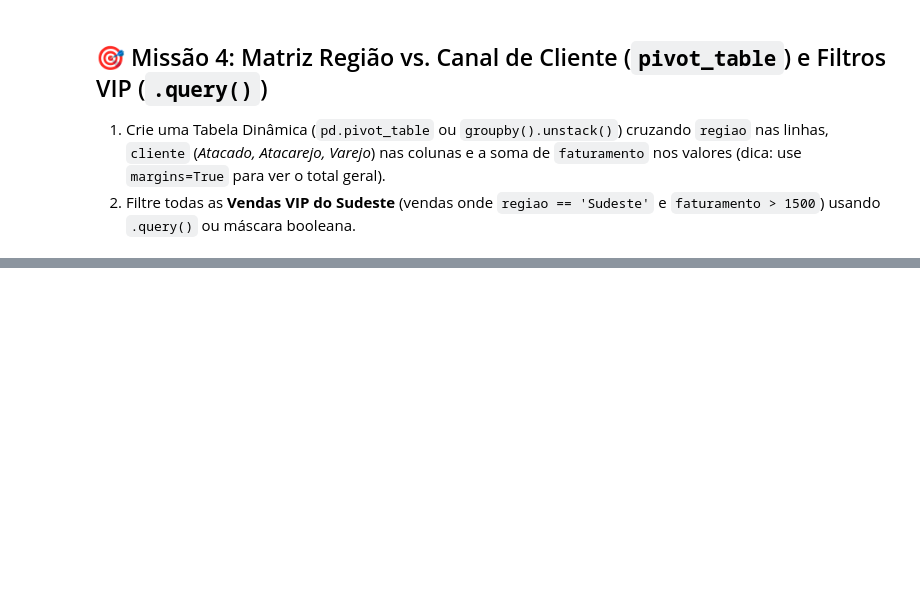
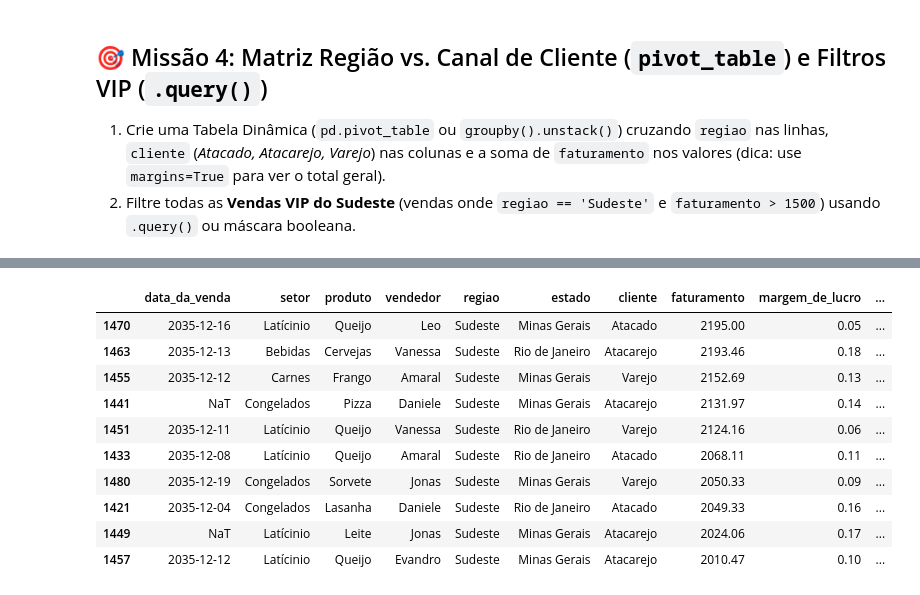
Before and after one commit to pedrolmf33/Semana_3_Capacitacao_Ciencia_de_Dados, a Jupyter notebook: Exercicios/Aula_04_Exercicios_Analise_Exploratoria_Negocio.ipynb, the cells around one changed output, grey strips where cells are left out. Saved outputs shown, nothing was run; the diff lists cells and outputs as text; code cells hidden in the pictures; blank space fills up the shorter version.

```diff
--- a/Exercicios/Aula_04_Exercicios_Analise_Exploratoria_Negocio.ipynb
+++ b/Exercicios/Aula_04_Exercicios_Analise_Exploratoria_Negocio.ipynb
@@ -91,0 +220,15 @@ Ordene do maior para o menor **Lucro Total** (`sort_values`).
+# %%
+vendas_vip = df.query("regiao == 'Sudeste' and faturamento > 1500").sort_values(by='faturamento', ascending=False)
+vendas_vip.head(10)
+# %% [output]
+|  | data_da_venda | setor | produto | vendedor | regiao | estado | cliente | faturamento | margem_de_lucro | ... |
+| 1470 | 2035-12-16 | Latícinio | Queijo | Leo | Sudeste | Minas Gerais | Atacado | 2195.00 | 0.05 | ... |
+| 1463 | 2035-12-13 | Bebidas | Cervejas | Vanessa | Sudeste | Rio de Janeiro | Atacarejo | 2193.46 | 0.18 | ... |
+| 1455 | 2035-12-12 | Carnes | Frango | Amaral | Sudeste | Minas Gerais | Varejo | 2152.69 | 0.13 | ... |
+| 1441 | NaT | Congelados | Pizza | Daniele | Sudeste | Minas Gerais | Atacarejo | 2131.97 | 0.14 | ... |
+| 1451 | 2035-12-11 | Latícinio | Queijo | Vanessa | Sudeste | Rio de Janeiro | Varejo | 2124.16 | 0.06 | ... |
+| 1433 | 2035-12-08 | Latícinio | Queijo | Amaral | Sudeste | Rio de Janeiro | Atacado | 2068.11 | 0.11 | ... |
+| 1480 | 2035-12-19 | Congelados | Sorvete | Jonas | Sudeste | Minas Gerais | Varejo | 2050.33 | 0.09 | ... |
+| 1421 | 2035-12-04 | Congelados | Lasanha | Daniele | Sudeste | Rio de Janeiro | Atacado | 2049.33 | 0.16 | ... |
+| 1449 | NaT | Latícinio | Leite | Jonas | Sudeste | Minas Gerais | Atacarejo | 2024.06 | 0.17 | ... |
+| 1457 | 2035-12-12 | Latícinio | Queijo | Evandro | Sudeste | Minas Gerais | Atacarejo | 2010.47 | 0.10 | ... |
```
Also changed, not shown: parts of 9 cells of this notebook, 1 other file.
